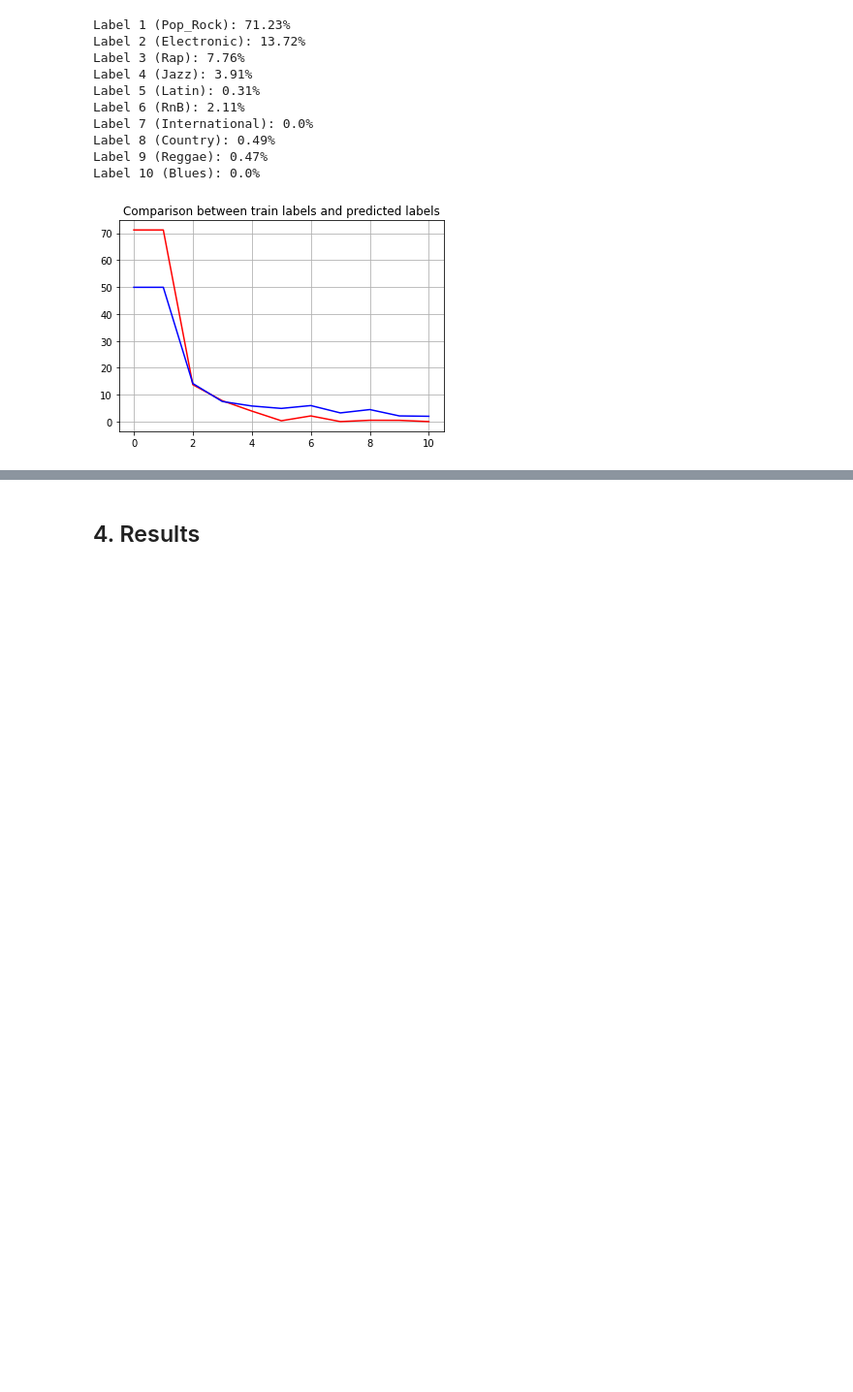
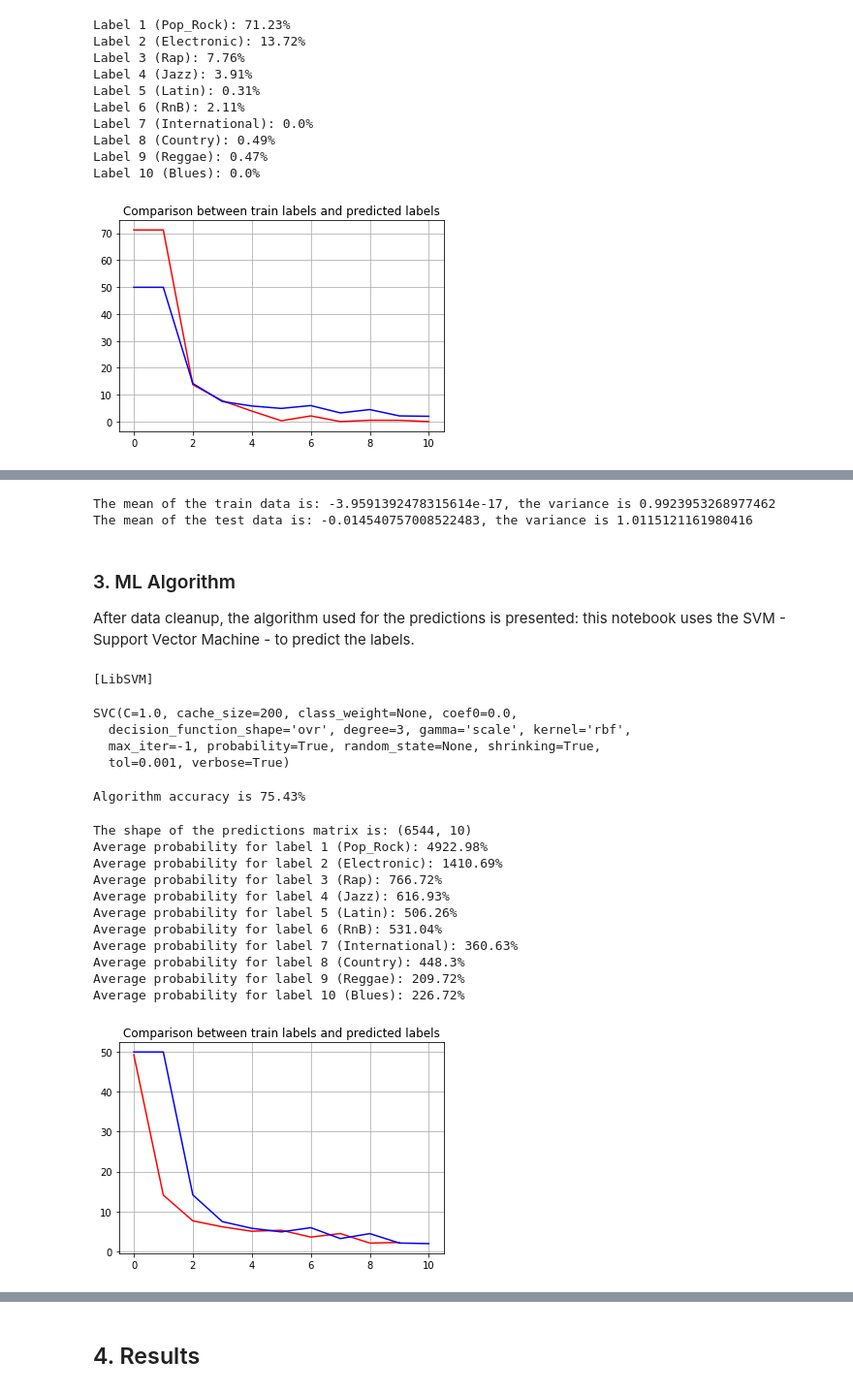
Before and after one commit to FedeMITIC/data-analysis-project, a Jupyter notebook: MLBP2018 Project Report [WIP].ipynb, the cells around one changed output, grey strips where cells are left out. Shown: that part at 97% size. Cells and saved outputs as stored; diff of their text form; code cells hidden in the pictures; blank space fills up the shorter version.

```diff
--- a/MLBP2018 Project Report [WIP].ipynb
+++ b/MLBP2018 Project Report [WIP].ipynb
@@ -267,0 +270,17 @@ save_prediction(predictions)
+# %%
+# Visualizes the training_data
+plt.plot(train_data_logloss)
+plt.title('Train data distribution')
+plt.show()
+mean = np.mean(train_data_logloss, axis=0)
+std = np.std(train_data_logloss, axis=0)
+for i in range(len(mean)):
+    print(f'{i}: the mean of the row is {mean[i]}, the variance is {std[i]}')
+# Visualizes the test_data
+plt.plot(test_data_logloss)
+plt.title('Test data distribution')
+plt.show()
+mean = np.mean(test_data_logloss, axis=0)
+std = np.std(test_data_logloss, axis=0)
+for i in range(len(mean)):
+    print(f'{i}: the mean of the row is {mean[i]}, the variance is {std[i]}')
@@ -267,0 +369,58 @@ save_prediction(predictions)
+# %%
+# Analysis of the input data
+# Feature 1 - 169: Rhythm pattern
+# Feature 170 - 217: Chroma
+# Feature 218 - 264: MFCCs
+# Scales the data before feeding them into ML algorithms
+scaler = preprocessing.StandardScaler().fit(train_data_logloss)
+train_data_scaled = scaler.transform(train_data_logloss)
+test_data_scaled = scaler.transform(test_data_logloss)
+print(f'The mean of the train data is: {np.mean(train_data_scaled)}, the variance is {np.std(train_data_scaled)}')
+print(f'The mean of the test data is: {np.mean(test_data_scaled)}, the variance is {np.std(test_data_scaled)}')
+# %% [output]
+The mean of the train data is: -3.9591392478315614e-17, the variance is 0.9923953268977462
+The mean of the test data is: -0.014540757008522483, the variance is 1.0115121161980416
+# %% [markdown]
+### 3. ML Algorithm
+After data cleanup, the algorithm used for the predictions is presented: this notebook uses the SVM - Support Vector Machine - to predict the labels.
+# %%
+clf = svm.SVC(gamma='scale', verbose=True, probability=True)
+clf.fit(train_data_scaled, np.ravel(train_labels_logloss))
+# %% [output]
+[LibSVM]
+SVC(C=1.0, cache_size=200, class_weight=None, coef0=0.0,
+  decision_function_shape='ovr', degree=3, gamma='scale', kernel='rbf',
+  max_iter=-1, probability=True, random_state=None, shrinking=True,
+  tol=0.001, verbose=True)
+# %%
+score = clf.score(train_data_scaled, train_labels_logloss)
+print(f'Algorithm accuracy is {np.round(score * 100, 2)}%')
+# %% [output]
+Algorithm accuracy is 75.43%
+# %%
+predictions = clf.predict_proba(test_data_scaled)
+print(f'The shape of the predictions matrix is: {predictions.shape}')
+
+data_l = np.empty((1, 10))
+for i in range(predictions.shape[1]):
+    data_l[0, i] = np.mean(predictions[:, i]) * 100
+    print(f'Average probability for label {i + 1} ({class_names[i]}): {np.round(data_l[0, i] * 100, 2)}%')
+
+plt.plot(data_l[0, :], c='red')
+plt.plot(data[:, 1], c='blue')
+plt.grid(True)
+plt.title('Comparison between train labels and predicted labels')
+plt.show()
+# %% [output]
+The shape of the predictions matrix is: (6544, 10)
+Average probability for label 1 (Pop_Rock): 4922.98%
+Average probability for label 2 (Electronic): 1410.69%
+Average probability for label 3 (Rap): 766.72%
+Average probability for label 4 (Jazz): 616.93%
+Average probability for label 5 (Latin): 506.26%
+Average probability for label 6 (RnB): 531.04%
+Average probability for label 7 (International): 360.63%
+Average probability for label 8 (Country): 448.3%
+Average probability for label 9 (Reggae): 209.72%
+Average probability for label 10 (Blues): 226.72%
+[figure, added]
```
Also changed, not shown: parts of 21 cells of this notebook.
